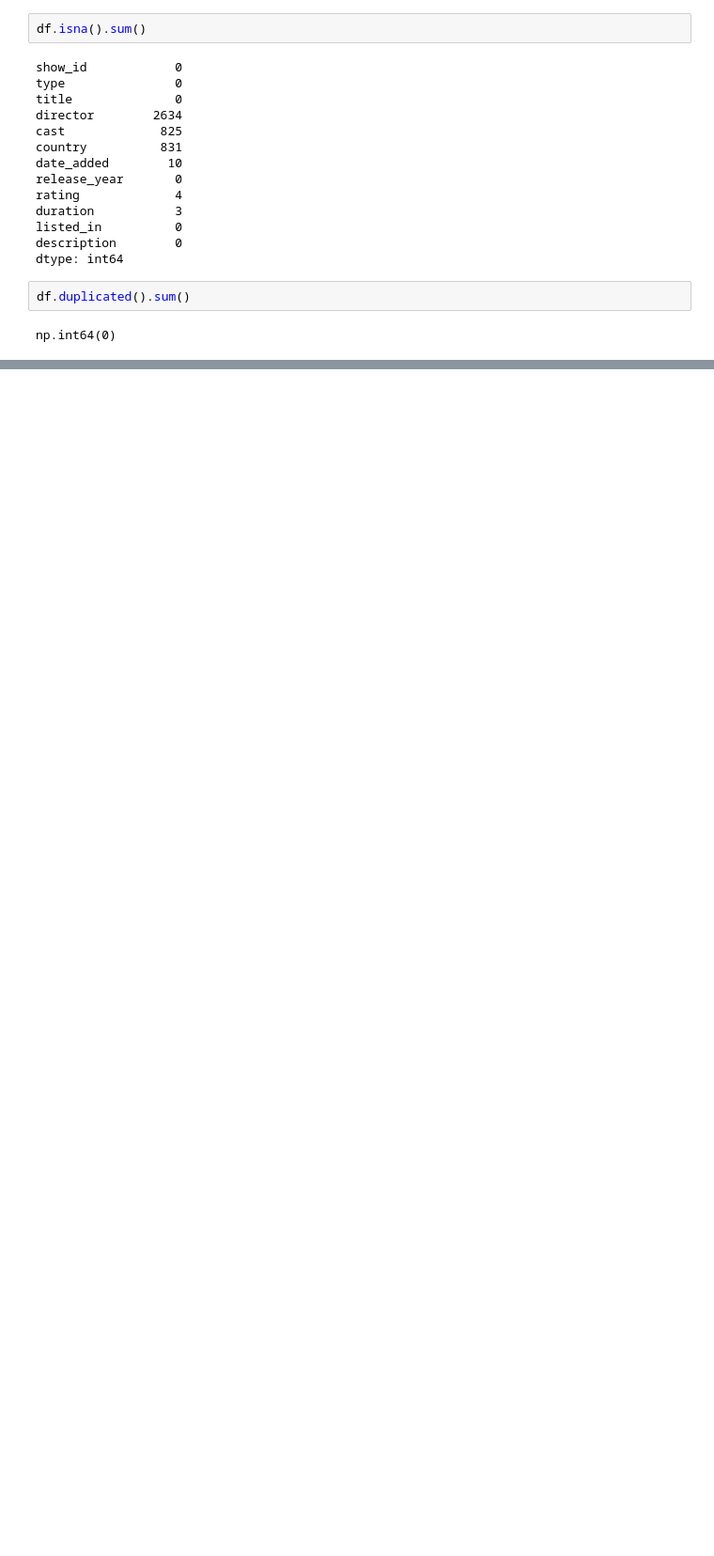
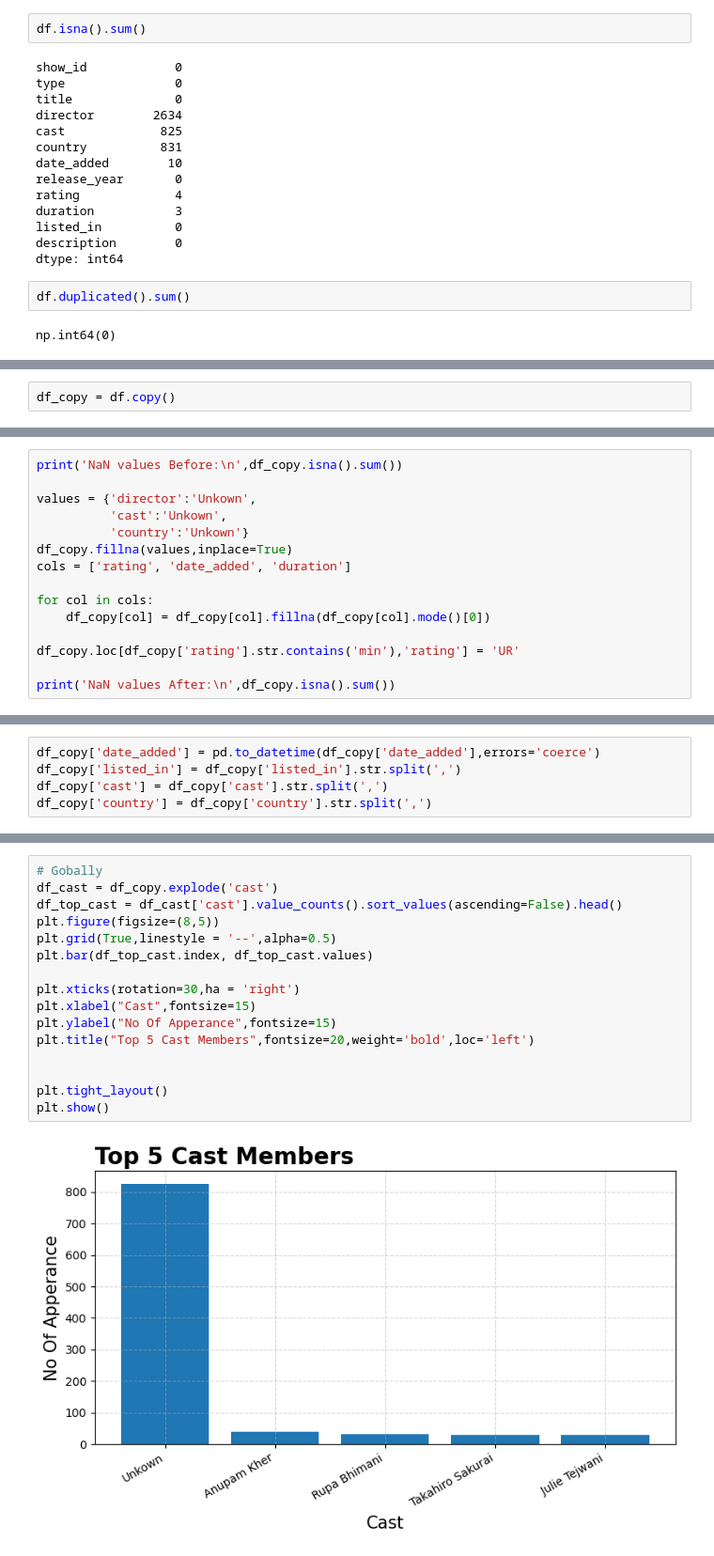
Before and after one commit to Abhaypanchal5/Data-Analytics-Portfolio, a Jupyter notebook: 04_End-To-End-Project/Netflix Analysis/NoteBook/notebook.ipynb, the cells around one changed output, grey strips where cells are left out. Shown at 94% size. Cells and saved outputs as stored; diff of their text form; blank space fills up the shorter version.

```diff
--- a/04_End-To-End-Project/Netflix Analysis/NoteBook/notebook.ipynb
+++ b/04_End-To-End-Project/Netflix Analysis/NoteBook/notebook.ipynb
@@ -85,0 +88,2 @@ np.int64(0)
+# %%
+df_copy = df.copy()
@@ -85,0 +123,15 @@ np.int64(0)
+# %%
+print('NaN values Before:\n',df_copy.isna().sum())
+
+values = {'director':'Unkown',
+          'cast':'Unkown',
+          'country':'Unkown'}
+df_copy.fillna(values,inplace=True)
+cols = ['rating', 'date_added', 'duration']
+
+for col in cols:
+    df_copy[col] = df_copy[col].fillna(df_copy[col].mode()[0])
+
+df_copy.loc[df_copy['rating'].str.contains('min'),'rating'] = 'UR'
+
+print('NaN values After:\n',df_copy.isna().sum())
@@ -85,0 +158,5 @@ np.int64(0)
+# %%
+df_copy['date_added'] = pd.to_datetime(df_copy['date_added'],errors='coerce')
+df_copy['listed_in'] = df_copy['listed_in'].str.split(',')
+df_copy['cast'] = df_copy['cast'].str.split(',')
+df_copy['country'] = df_copy['country'].str.split(',')
@@ -85,0 +167,18 @@ np.int64(0)
+# %%
+# Gobally
+df_cast = df_copy.explode('cast')
+df_top_cast = df_cast['cast'].value_counts().sort_values(ascending=False).head()
+plt.figure(figsize=(8,5))
+plt.grid(True,linestyle = '--',alpha=0.5)
+plt.bar(df_top_cast.index, df_top_cast.values)
+
+plt.xticks(rotation=30,ha = 'right')
+plt.xlabel("Cast",fontsize=15)
+plt.ylabel("No Of Apperance",fontsize=15)
+plt.title("Top 5 Cast Members",fontsize=20,weight='bold',loc='left')
+
+
+plt.tight_layout()
+plt.show()
+# %% [output]
+[figure, added]
```
Also changed, not shown: parts of 9 cells of this notebook.
